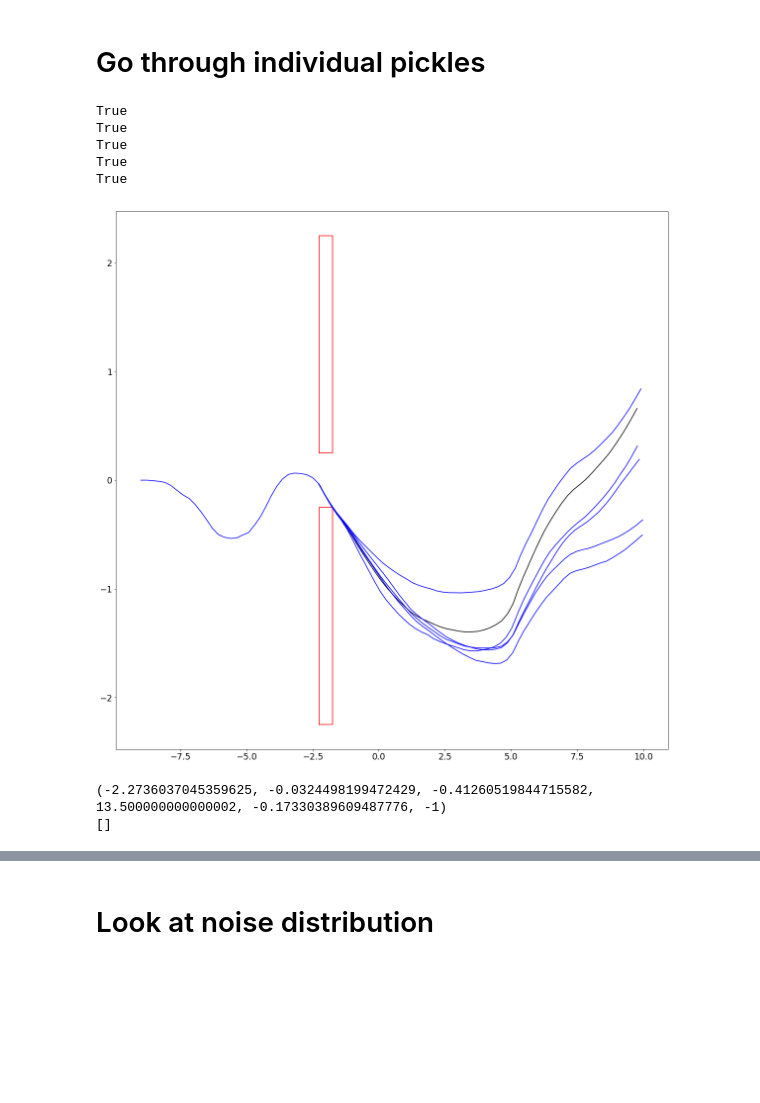
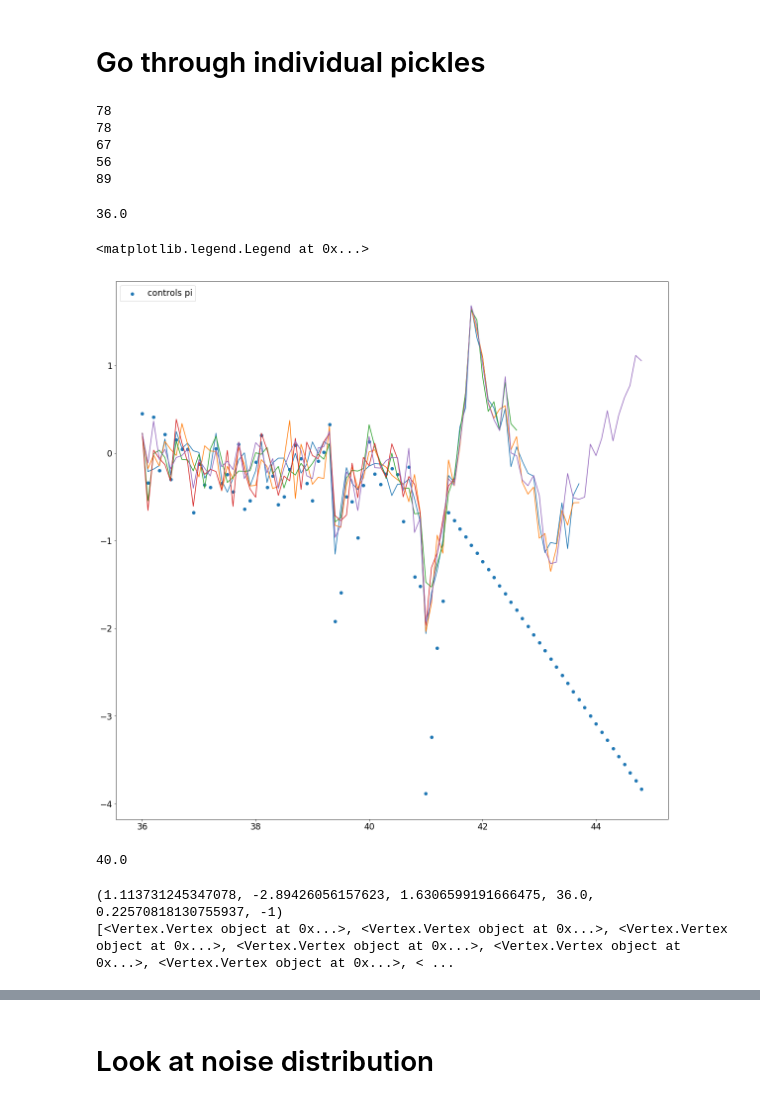
Before and after one commit to ankitkaushik/StochasticOptimalControl, a Jupyter notebook: PI_RRT.ipynb, the cells around one changed output, grey strips where cells are left out. Cells and saved outputs as stored; diff of their text form; code cells hidden in the pictures; blank space fills up the shorter version.

```diff
--- a/PI_RRT.ipynb
+++ b/PI_RRT.ipynb
@@ -328,7 +298,7 @@ plotRRTVertices(pi_rrt.RRT)
 # %%
 import dill
 # %%
-pickleDir = '/home/ankit/Documents/Thesis/March20_single_obstacle_alpha_0.25_controlledSteering_generateTrajectories2'
+pickleDir = '/home/ankit/Documents/Thesis/March20_double_obstacle_alpha_0.5_controlledSteering_generateTrajectories2'
 # %% [markdown]
 # Get ranges of U and t
 # %%
@@ -343,4 +334,4 @@ for pik in sorted(glob.glob(pickleDir+'/*.p'),key=lambda name: int(name.split('_
 # %% [markdown]
 # Go through individual pickles
 # %%
-PI_RRT = dill.load(open(pickleDir+'/PI_RRT_8.p','rb'))
+PI_RRT = dill.load(open(pickleDir+'/PI_RRT_9.p','rb'))
@@ -347,36 +340,52 @@ PI_RRT = dill.load(open(pickleDir+'/PI_RRT_8.p','rb'))
+# %%
+for t in PI_RRT.trajectories:
+    print len(t)
+# %% [output]
+78
+78
+67
+56
+89
+# %%
+print PI_RRT.trajectories[1][0].time
+# %% [output]
+36.0
 # %%
 fig = figure(0,(20,20))
-plotPath(PI_RRT.RRT.pathReversed,color='k')
-plotObstacles(pi_rrt.RRT)
+# plotPath(PI_RRT.RRT.pathReversed,color='k')
+# plotObstacles(PI_RRT.RRT)
 # plot(PI_RRT.rrtStates[:, 3], PI_RRT.rrtStates[:, 4])
 # plot(times,thetas,color='k')
 for t in PI_RRT.trajectories:
     controls = []
-#     times = []
+    times = []
 #     thetas = []
-#     for v in t:
-#         controls.append(v.controlInput)
-#         times.append(v.time)
+    for v in t:
+        controls.append(v.controlInput)
+        times.append(v.time)
 #         thetas.append(v.theta)
-    plotPath(t)
-    bools = []
-    for i in range(1,len(t)):
-        bools.append(PI_RRT.RRT.obstacleFree(t[i], t[i-1]))
-#         bools.append(PI_RRT.RRT.onObstacle(t[i]))
-    print np.any(bools)
-#     plot(times,controls,label='controls trajectory')
+#     plotPath(t)
+    plot(times,controls)
 #     plot(times,thetas)
-plotPath(PI_RRT.path)
+# plotPath(PI_RRT.path)
+# plotPath(PI_RRT_previous.path)
+# scatterPath(PI_RRT.path)
+# plotPath(newPathVertices,color='g')
+controls = []
+for t in times:
+    controls.append(PI_RRT.controlSplinePathIntegral(t))
+scatter(times,controls,label='controls pi')
+legend(loc='upper left')
 # %% [output]
-True
-True
-True
-True
-True
+<matplotlib.legend.Legend at 0x...>
-[figure, old version]
+[figure, new version]
+# %%
+PI_RRT.R
+# %% [output]
+40.0
 # %%
 print PI_RRT.RRT.vInit.getState()
 print PI_RRT.newPathVertices
 # %% [output]
-(-2.2736037045359625, -0.0324498199472429, -0.41260519844715582, 13.500000000000002, -0.17330389609487776, -1)
-[]
+(1.113731245347078, -2.89426056157623, 1.6306599191666475, 36.0, 0.22570818130755937, -1)
+[<Vertex.Vertex object at 0x...>, <Vertex.Vertex object at 0x...>, <Vertex.Vertex object at 0x...>, <Vertex.Vertex object at 0x...>, <Vertex.Vertex object at 0x...>, <Vertex.Vertex object at 0x...>, < ...
```
Also changed, not shown: parts of 11 cells of this notebook, 3 other files.
